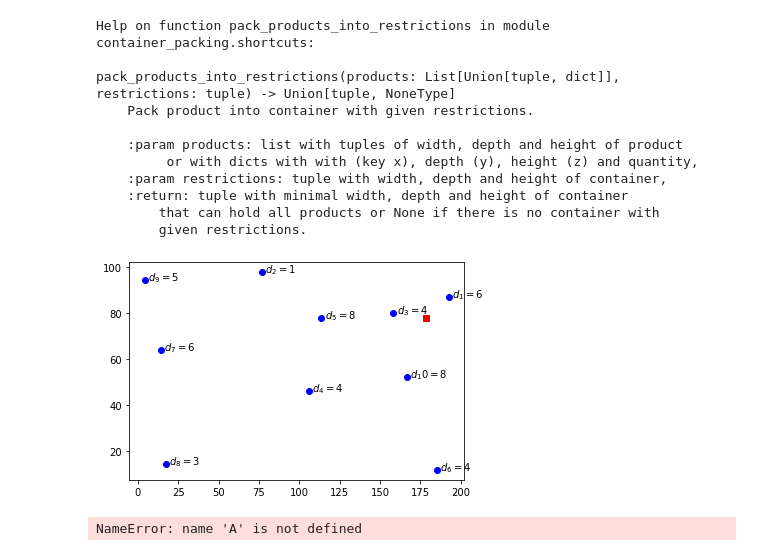
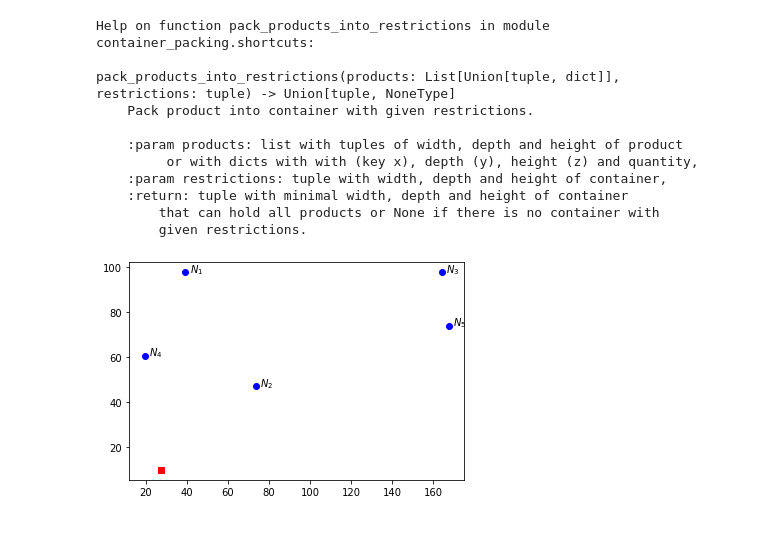
Before and after one commit to selfDiscipline/3L-SDVR, a Jupyter notebook: 3L-SDVR.ipynb, the cells around one changed output. Drawn from its saved outputs; the diff is of its cells as text; code cells hidden in the pictures.

```diff
--- a/3L-SDVR.ipynb
+++ b/3L-SDVR.ipynb
@@ -211,75 +189,44 @@ def main():
 if __name__ == '__main__':
     main()
 # %%
-#Importing the package numpy as np.
 import numpy as np
-#Importing the package matplotlib.pyplot as plt.
 import matplotlib.pyplot as plt
+
 # "rnd" is an object that generate random numbers.
 rnd = np.random
 #"seed(0)" is a method that reset (every time), the same random set of numbers.
 rnd.seed(0)
 # Number of customers.
-n = 10
-# Maximum capacity of the vehicle.
-Q = 20
+n_customer = 5
+# Maximum Volum that container can carry
+Q = 100
+# Maximum Weight that container can carry
+S = 100
 #The set of nodes without the depot.
-N = [i for i in range(1,n+1)]
+N = [i for i in range(1,n_customer+1)]
 # The set of nodes + the depot.
 V = [0]+ N
-# A collection that contains the demand of each node.
-d = {i: rnd.randint(1, 10) for i in N}
+# Generating each collection point cargoes
+IT = [((rnd.randint(1, 10), rnd.randint(1, 10), rnd.randint(1, 10)), (rnd.randint(1, 10), rnd.randint(1, 10), rnd.randint(1, 10)), (rnd.randint(1, 10), rnd.randint(1, 10), rnd.randint(1, 10)), (rnd.randint(1, 10), rnd.randint(1, 10), rnd.randint(1, 10)), (rnd.randint(1, 10), rnd.randint(1, 10), rnd.randint(1, 10))) for i in N ]# A collection that contains the demand of each node.
+q = {i: rnd.randint(1, 10) for i in N}
 # Generating random numbers between (0 and 15) * 200.
-xc = rnd.rand(n+1)*200
+xc = rnd.rand(n_customer+1)*200
 # Generating random numbers between (0 and 15) * 100.
-yc = rnd.rand(n+1)*100
+yc = rnd.rand(n_customer+1)*100
+# Define number of Routing plans
+RP = 100
 #Plotting the n nodes without the node 0 (depot) and chose the color blue for each node.
 plt.scatter(xc[1:],yc[1:],c='b')
 # Associating and plotting each demand in the right of each blue node (customer).
 for i in N:
-    plt.annotate('$d_%d=%d$'%(i,q[i]),(xc[i]+2,yc[i]))
+    plt.annotate('$N_%d$'%(i),(xc[i]+2,yc[i]))
 #Ploting the node 0, chosing the red like its color and the square form like a marker.
 plt.plot(xc[0],yc[0],c='r' ,marker='s')
 #Showing the Initial plot.
 plt.show()
 #Intializing the set of arcs A.
 A = [(i,j) for i in V for j in V if i!=j]
 #Calculating the distance between each node.
-c= {(i, j): np.hypot(xc[i]-xc[j], yc[i]-yc[j]) for i, j in A}
+dist= {(i, j): np.hypot(xc[i]-xc[j], yc[i]-yc[j]) for i, j in A}
 # %% [output]
-[figure, old version]
+[figure, new version]
-# %%
-#Importing the docplex.mp.model from the CPLEX as Model
-from docplex.mp.model import Model
-mdl = Model('CVRP')
-#Initializing our binary variable x_i,j
-x=mdl.binary_var_dict (A,name='x')
-#Initializing our cumulative demand u
-u=mdl.continuous_var_dict (N,ub=Q ,name = 'u')
-#Initializing the objectif function
-mdl.minimize(mdl.sum(c[i,j]*x[i,j]for i,j in A))
-#Initialzing the first constraint
-mdl.add_constraints(mdl.sum(x[i,j]for j in V if j!=i)==1 for i in N)
-#Initialzing the second constraint
-mdl.add_constraints(mdl.sum(x[i,j]for i in V if i!=j)==1 for j in N)
-#Initialzing the third constraint
-mdl.add_indicator_constraints_(mdl.indicator_constraint(x[i,j],u[i]+d[j]==u[j])for i,j in A if i!=0 and j!=0)
-#Initialzing the fourth constraint
-mdl.add_constraints(u[i]>=d[i] for i in N)
-#Getting the solution
-solution =mdl.solve(log_output=True)
-#Printing the solution
-print(solution)
-#Identifing the active arcs.
-active_arcs =[  a for a in A if x[a].solution_value> 0.9]
-plt.scatter(loc_x[1:],loc_y[1:],c='b')
-for i in N:
-    plt.annotate('$d_%d=%d$'%(i,d[i]),(loc_x[i]+2,loc_y[i]))
-for i,j in active_arcs :
-#Coloring the active arcs
-    plt.plot([loc_x[i],loc_x[j]],[loc_y[i],loc_y[j]],c='g',alpha=0.3)
-    plt.plot(loc_x[0],loc_y[0],c='r' ,marker='s')
-#Plotting the solution
-plt.show()
-# %% [output]
-NameError: name 'A' is not defined
```
Also changed, not shown: parts of 9 cells of this notebook.
